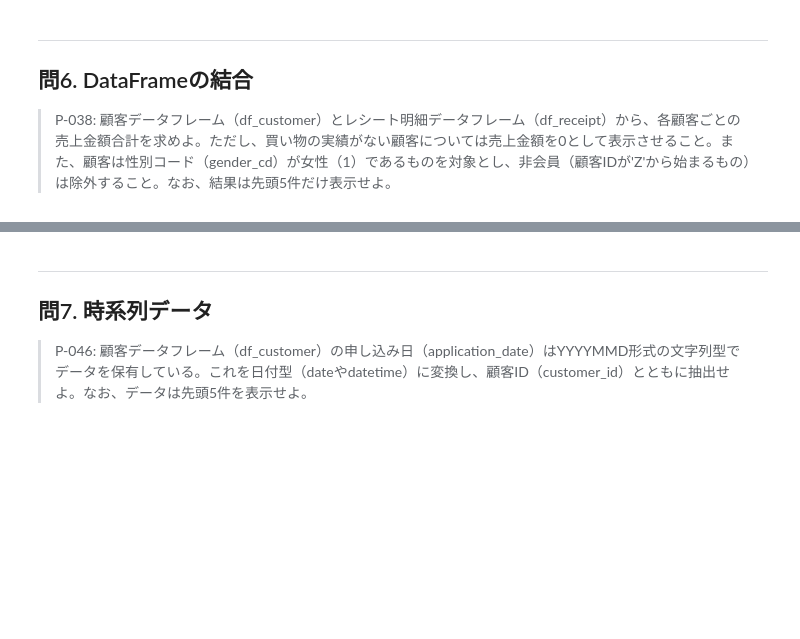
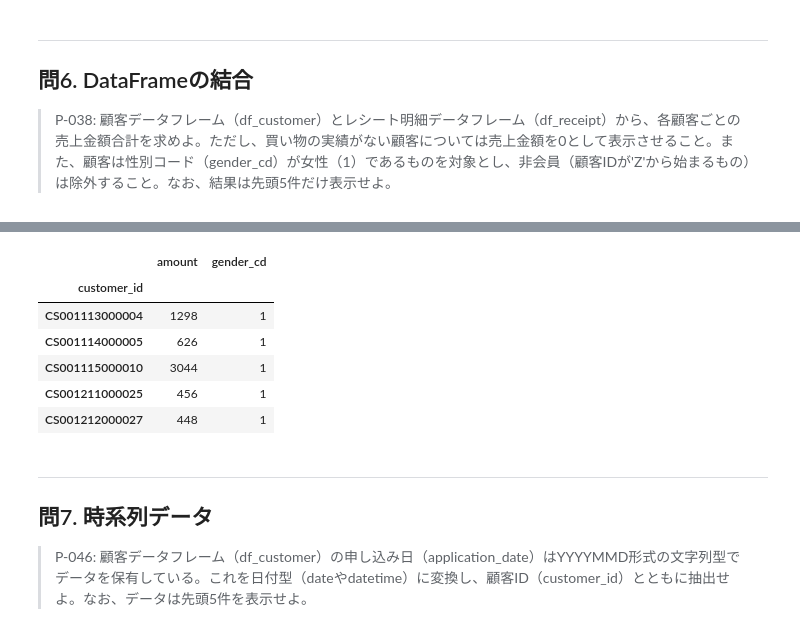
Before and after one commit to masukenn/Basic-Python, a Jupyter notebook: colab/quizzes/pandas_quiz.ipynb, the cells around one changed output, grey strips where cells are left out. Saved outputs shown, nothing was run; the diff lists cells and outputs as text; code cells hidden in the pictures; blank space fills up the shorter version.

```diff
--- a/colab/quizzes/pandas_quiz.ipynb
+++ b/colab/quizzes/pandas_quiz.ipynb
@@ -33,0 +24,6 @@ df_receipt['customer_id']
+# %%
+df_receipt = df_receipt.reindex(columns = ['sales_ymd','customer_id','product_cd','quantity','amount'])
+df_loc_01 = df_receipt.loc[df_receipt['customer_id'] == 'CS018205000001']
+print(df_loc_01)
+df_loc_02 = df_receipt.loc[(df_receipt['amount']>=1000) & (df_receipt['quantity'] >=5)]
+print(df_loc_02)
@@ -92,3 +134,21 @@ df_customer_only_member = df_customer.query("not customer_id.str.startswith('Z')
+# %%
+df_customer_only_member = df_customer[~df_customer["customer_id"].str.startswith("Z")]
+df_receipt_only_member = df_receipt[~df_receipt["customer_id"].str.startswith("Z")]
+df_customer_only_member = df_customer_only_member.drop(['customer_name','gender','birth_day','age','postal_cd','address','application_store_cd','application_date','status_cd'], axis = 1)
+df_receipt_only_member = df_receipt_only_member.drop(['sales_ymd','product_cd','quantity'],axis = 1)
+df_03 = pd.merge(df_customer_only_member,df_receipt_only_member)
+df_03 = df_03.fillna(0)
+df_03 = df_03.groupby('customer_id').agg({'amount':'sum','gender_cd' :'first'})
+df_04 = df_03[df_03['gender_cd'] ==1]
+df_04.head()
+# %% [output]
+|  | amount | gender_cd |
+| customer_id |  |  |
+| CS001113000004 | 1298 | 1 |
+| CS001114000005 | 626 | 1 |
+| CS001115000010 | 3044 | 1 |
+| CS001211000025 | 456 | 1 |
+| CS001212000027 | 448 | 1 |
 # %% [markdown]
 ---
 ## 問7. 時系列データ
```
Also changed, not shown: parts of 20 cells of this notebook.
